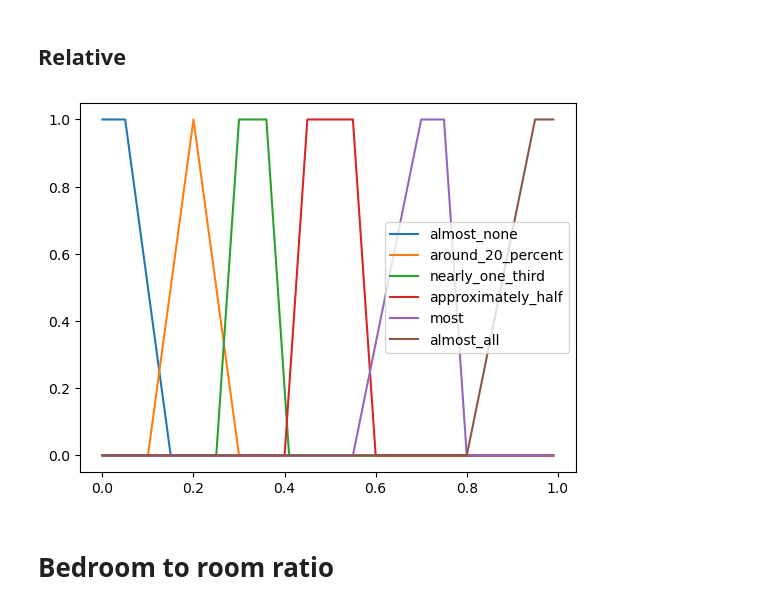
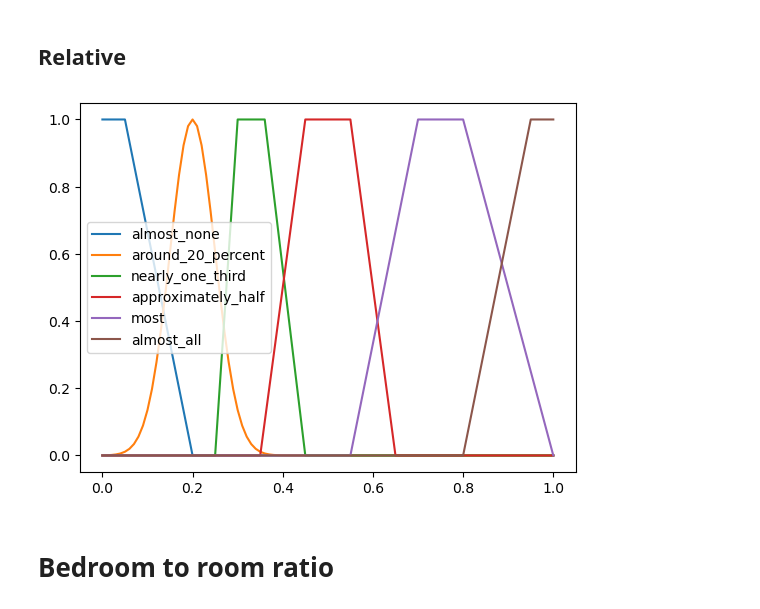
Before and after one commit to jkszymczak/KSR, a Jupyter notebook: projectTwo/dataBasePrep/prep.ipynb, the cells around one changed output. Cells and saved outputs as stored; diff of their text form; code cells hidden in the pictures.

```diff
--- a/projectTwo/dataBasePrep/prep.ipynb
+++ b/projectTwo/dataBasePrep/prep.ipynb
@@ -287,7 +289,7 @@ def almost_none(x):
     #     return -10 * x + 1.5
     # else:
     #     return 0
-    return trapezoidal(0,0,0.05,0.15)(x)
+    return trapezoidal(0,0,0.05,0.2)(x)
 
 def around_20_percent(x):
     # if 0.1 <= x <= 0.2:
@@ -296,7 +298,9 @@ def around_20_percent(x):
     #     return -10 * x + 3
     # else:
     #     return 0
-    return triangle(0.1,0.2,0.3)(x)
+    # return triangle(0.1,0.2,0.3)(x)
+    return gaussian(0.2,0.05)(x)
+
 
 
 def nearly_one_third(x):
@@ -308,41 +312,40 @@ def nearly_one_third(x):
     #     return -20 * x + 8.2
     # else:
     #     return 0
-    return trapezoidal(0.25,0.3,0.36,0.41)(x)
+    return trapezoidal(0.25,0.3,0.36,0.45)(x)
 
 def approximately_half(x):
     # if 0.4 <= x <= 0.45:
     #     return 20 * x - 8
     # elif 0.45 < x <= 0.55:
     #     return 1
     # elif 0.55 < x <= 0.6:
     #     return -20 * x + 12
     # else:
     #     return 0
-    return trapezoidal(0.4,0.45,0.55,0.6)(x)
+    return trapezoidal(0.35,0.45,0.55,0.65)(x)
 
 def most(x):
     # if 0.55 <= x <= 0.7:
     #     return (349/121) * x**2 + (131/20) * x - (179/40)
     # elif 0.75 < x <= 0.8:
     #     return 1
     # else:
     #     return (157/100) * x**2 - (193/20) * x + (202/25)
-    return trapezoidal(0.55,0.7,0.75,0.8)(x)
+    return trapezoidal(0.55,0.7,0.8,1)(x)
 
 def almost_all(x):
     # if 0.8 <= x <= 0.95:
     #     return (45/128) * x**2 + (43/20) * x - (389/200)
     # elif 0.95 < x <= 1:
     #     return 1
     # else:
     #     return 0
     return trapezoidal(0.8,0.95,1,1)(x)
 labels_relative = [almost_none,around_20_percent,nearly_one_third,approximately_half,most,almost_all]
+show_plots(np.arange(0,1+0.01,0.01),labels_relative)
+# %% [output]
+[figure, added]
-# %%
-show_plots(np.arange(0,1,0.01),labels_relative)
-# %% [output]
-[figure, removed]
 # %% [markdown]
 # Bedroom to room ratio
 # %%
```
Also changed, not shown: parts of 21 cells of this notebook.
